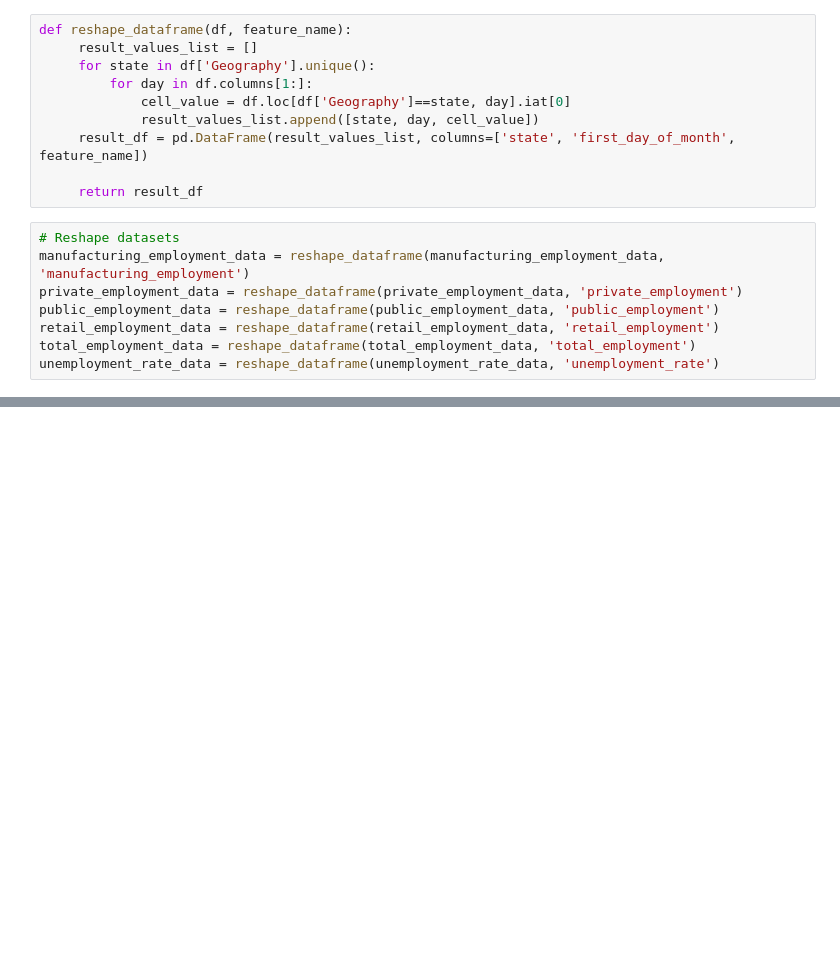
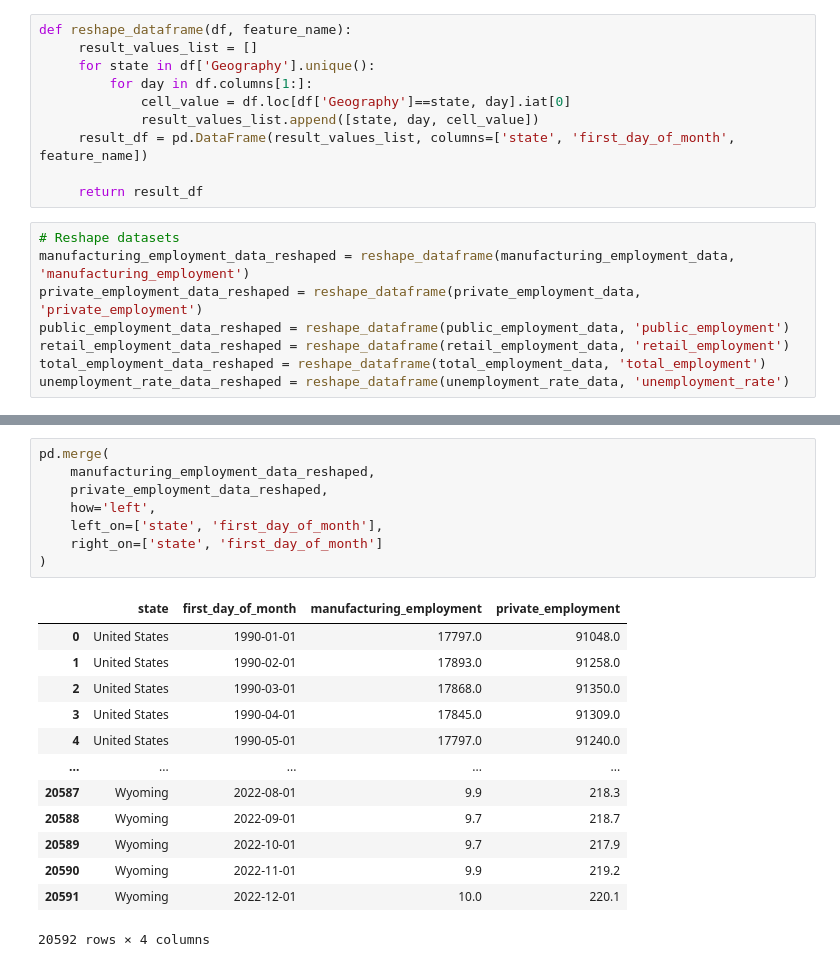
Before and after one commit to vroobelle93/03_GoDaddy, a Jupyter notebook: godaddy1.ipynb, the cells around one changed output, grey strips where cells are left out. Saved outputs shown, nothing was run; the diff lists cells and outputs as text; blank space fills up the shorter version.

```diff
--- a/godaddy1.ipynb
+++ b/godaddy1.ipynb
@@ -441,10 +440,10 @@ def reshape_dataframe(df, feature_name):
      return result_df
 # %%
 # Reshape datasets
-manufacturing_employment_data = reshape_dataframe(manufacturing_employment_data, 'manufacturing_employment')
-private_employment_data = reshape_dataframe(private_employment_data, 'private_employment')
-public_employment_data = reshape_dataframe(public_employment_data, 'public_employment')
-retail_employment_data = reshape_dataframe(retail_employment_data, 'retail_employment')
-total_employment_data = reshape_dataframe(total_employment_data, 'total_employment')
-unemployment_rate_data = reshape_dataframe(unemployment_rate_data, 'unemployment_rate')
+manufacturing_employment_data_reshaped = reshape_dataframe(manufacturing_employment_data, 'manufacturing_employment')
+private_employment_data_reshaped = reshape_dataframe(private_employment_data, 'private_employment')
+public_employment_data_reshaped = reshape_dataframe(public_employment_data, 'public_employment')
+retail_employment_data_reshaped = reshape_dataframe(retail_employment_data, 'retail_employment')
+total_employment_data_reshaped = reshape_dataframe(total_employment_data, 'total_employment')
+unemployment_rate_data_reshaped = reshape_dataframe(unemployment_rate_data, 'unemployment_rate')
 # %%
@@ -456,3 +455,25 @@ unemployment_rate_data[unemployment_rate_data['state']=='Alabama'].head()
 | 566 | Alabama | 1976-03-01 | 6.6 |
 | 567 | Alabama | 1976-04-01 | 6.5 |
 | 568 | Alabama | 1976-05-01 | 6.4 |
+# %%
+pd.merge(
+    manufacturing_employment_data_reshaped,
+    private_employment_data_reshaped,
+    how='left',
+    left_on=['state', 'first_day_of_month'],
+    right_on=['state', 'first_day_of_month']
+)
+# %% [output]
+|  | state | first_day_of_month | manufacturing_employment | private_employment |
+| 0 | United States | 1990-01-01 | 17797.0 | 91048.0 |
+| 1 | United States | 1990-02-01 | 17893.0 | 91258.0 |
+| 2 | United States | 1990-03-01 | 17868.0 | 91350.0 |
+| 3 | United States | 1990-04-01 | 17845.0 | 91309.0 |
+| 4 | United States | 1990-05-01 | 17797.0 | 91240.0 |
+| ... | ... | ... | ... | ... |
+| 20587 | Wyoming | 2022-08-01 | 9.9 | 218.3 |
+| 20588 | Wyoming | 2022-09-01 | 9.7 | 218.7 |
+| 20589 | Wyoming | 2022-10-01 | 9.7 | 217.9 |
+| 20590 | Wyoming | 2022-11-01 | 9.9 | 219.2 |
+| 20591 | Wyoming | 2022-12-01 | 10.0 | 220.1 |
+20592 rows × 4 columns
```
Also changed, not shown: parts of 17 cells of this notebook.
